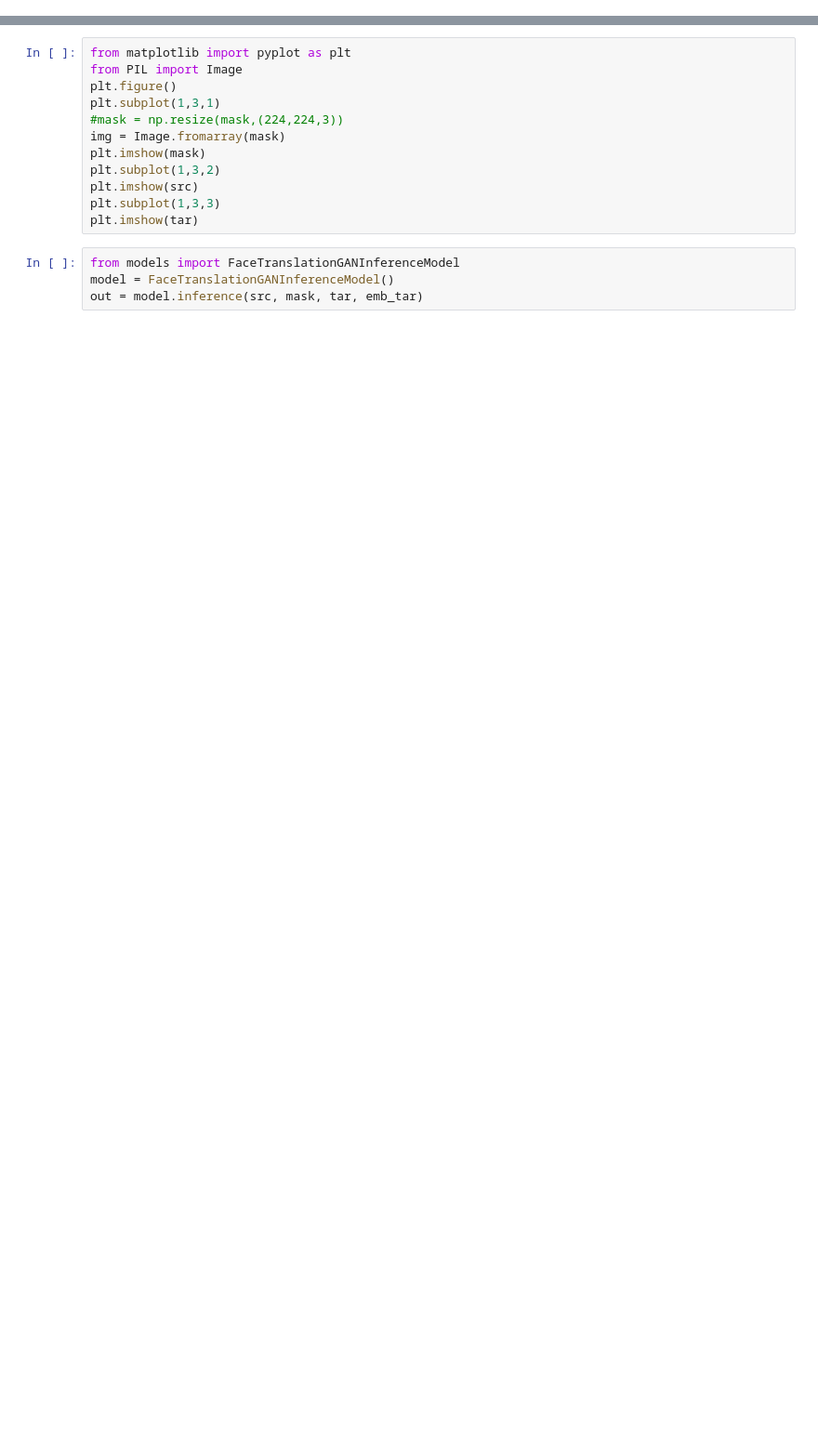
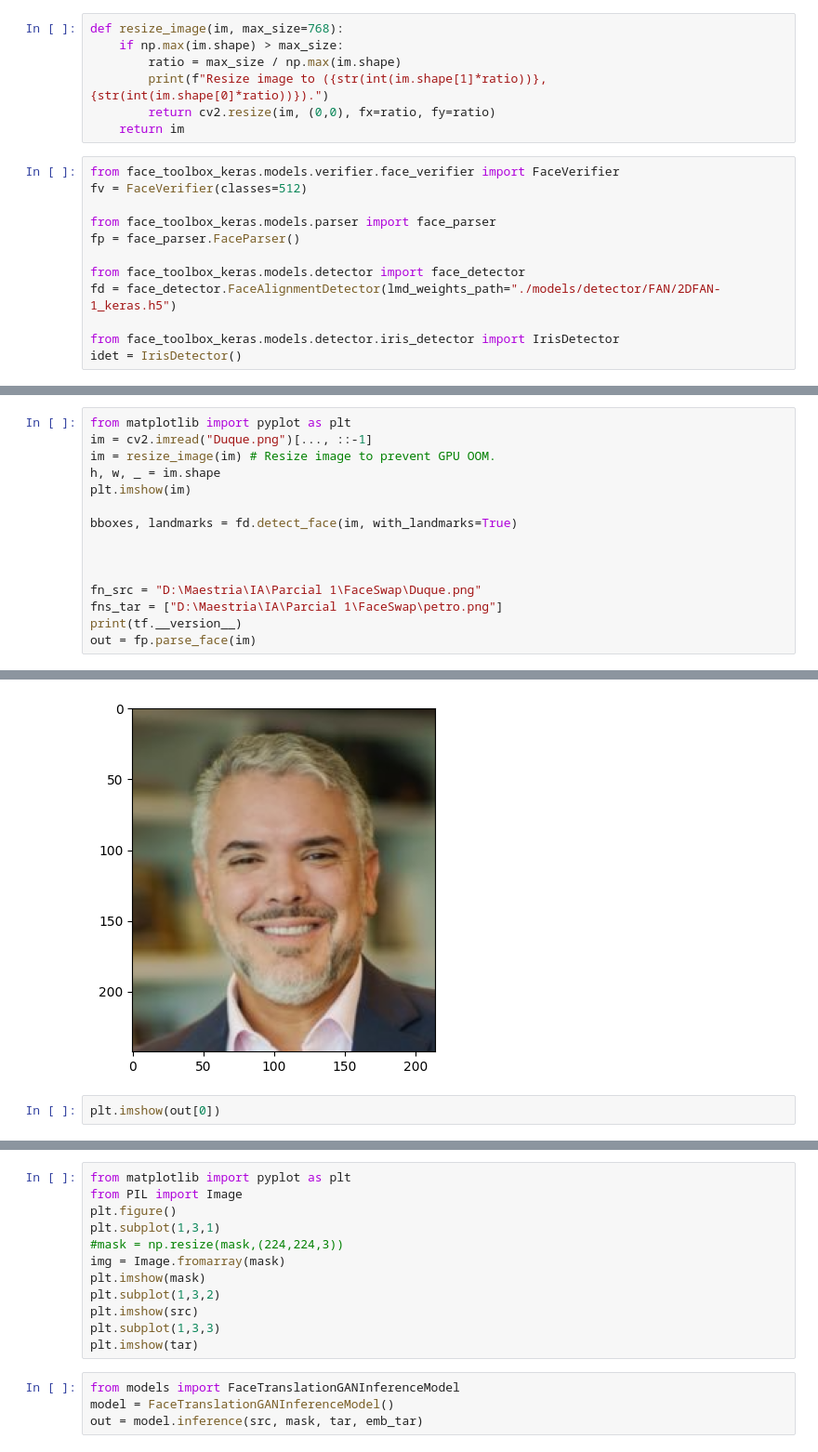
Before and after one commit to carlosarroyave/Face_keras, a Jupyter notebook: utility.ipynb, the cells around one changed output, grey strips where cells are left out. Shown: that part at 93% size. Drawn from its saved outputs; the diff is of its cells as text; blank space fills up the shorter version.

```diff
--- a/utility.ipynb
+++ b/utility.ipynb
@@ -296,0 +262,19 @@ Detected at node 'model_1/0.3562700616991372/AvgPool' defined at (most recent ca
+# %%
+def resize_image(im, max_size=768):
+    if np.max(im.shape) > max_size:
+        ratio = max_size / np.max(im.shape)
+        print(f"Resize image to ({str(int(im.shape[1]*ratio))}, {str(int(im.shape[0]*ratio))}).")
+        return cv2.resize(im, (0,0), fx=ratio, fy=ratio)
+    return im
+# %%
+from face_toolbox_keras.models.verifier.face_verifier import FaceVerifier
+fv = FaceVerifier(classes=512)
+
+from face_toolbox_keras.models.parser import face_parser
+fp = face_parser.FaceParser()
+
+from face_toolbox_keras.models.detector import face_detector
+fd = face_detector.FaceAlignmentDetector(lmd_weights_path="./models/detector/FAN/2DFAN-1_keras.h5")
+
+from face_toolbox_keras.models.detector.iris_detector import IrisDetector
+idet = IrisDetector()
@@ -296,0 +285,16 @@ Detected at node 'model_1/0.3562700616991372/AvgPool' defined at (most recent ca
+# %%
+from matplotlib import pyplot as plt
+im = cv2.imread("Duque.png")[..., ::-1]
+im = resize_image(im) # Resize image to prevent GPU OOM.
+h, w, _ = im.shape
+plt.imshow(im)
+
+bboxes, landmarks = fd.detect_face(im, with_landmarks=True)
+
+
+
+fn_src = "D:\Maestria\IA\Parcial 1\FaceSwap\Duque.png"
+fns_tar = ["D:\Maestria\IA\Parcial 1\FaceSwap\petro.png"]
+print(tf.__version__)
+out = fp.parse_face(im)
+# %% [output]
@@ -296,0 +322,3 @@ Detected at node 'model_1/0.3562700616991372/AvgPool' defined at (most recent ca
+[figure, added]
+# %%
+plt.imshow(out[0])
```
Also changed, not shown: parts of 5 cells of this notebook, 1 other file.
